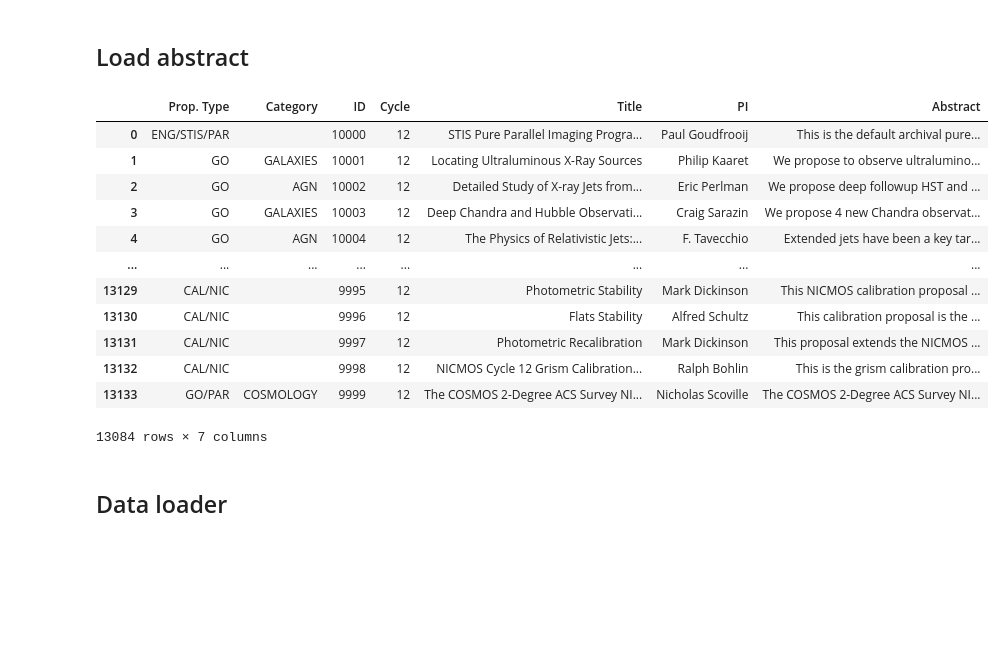
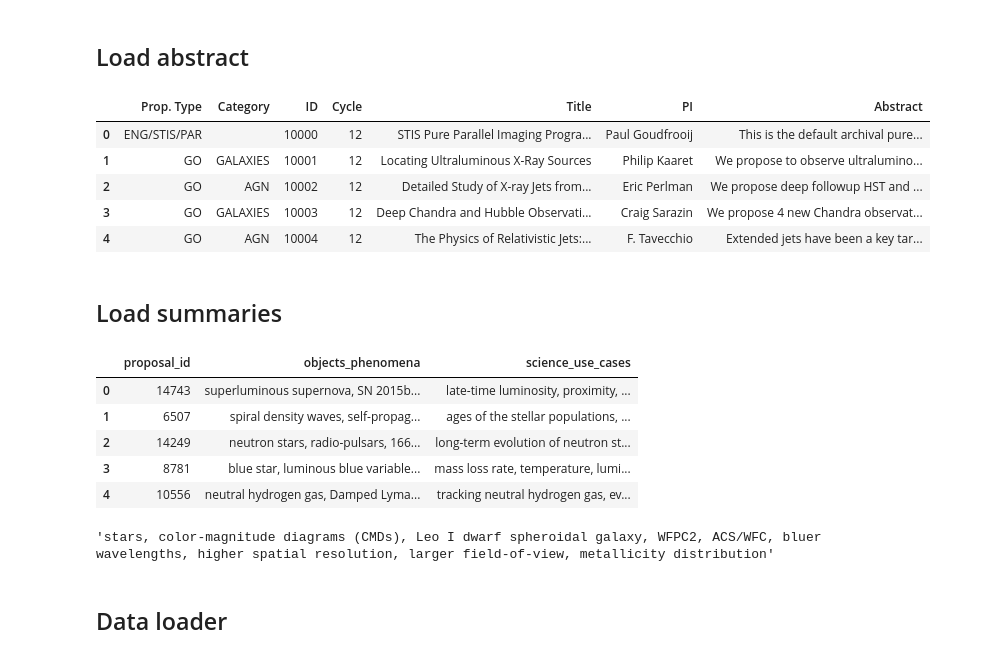
Before and after one commit to smsharma/PAPERCLIP-Hubble, a Jupyter notebook: notebooks/01_create_dataset.ipynb, the cells around one changed output. Cells and saved outputs as stored; diff of their text form; code cells hidden in the pictures; blank space fills up the shorter version.

```diff
--- a/notebooks/01_create_dataset.ipynb
+++ b/notebooks/01_create_dataset.ipynb
@@ -23,21 +23,14 @@ abstracts_df = abstracts_df[abstracts_df['Cycle'] != '']
 abstracts_df['Cycle'] = abstracts_df['Cycle'].astype(int)
 abstracts_df['ID'] = abstracts_df['ID'].astype(int)
 # %%
-abstracts_df
+abstracts_df.head()
 # %% [output]
 |  | Prop. Type | Category | ID | Cycle | Title | PI | Abstract |
 | 0 | ENG/STIS/PAR |  | 10000 | 12 | STIS Pure Parallel Imaging Progra... | Paul Goudfrooij | This is the default archival pure... |
 | 1 | GO | GALAXIES | 10001 | 12 | Locating Ultraluminous X-Ray Sources | Philip Kaaret | We propose to observe ultralumino... |
 | 2 | GO | AGN | 10002 | 12 | Detailed Study of X-ray Jets from... | Eric Perlman | We propose deep followup HST and ... |
 | 3 | GO | GALAXIES | 10003 | 12 | Deep Chandra and Hubble Observati... | Craig Sarazin | We propose 4 new Chandra observat... |
 | 4 | GO | AGN | 10004 | 12 | The Physics of Relativistic Jets:... | F. Tavecchio | Extended jets have been a key tar... |
-| ... | ... | ... | ... | ... | ... | ... | ... |
-| 13129 | CAL/NIC |  | 9995 | 12 | Photometric Stability | Mark Dickinson | This NICMOS calibration proposal ... |
-| 13130 | CAL/NIC |  | 9996 | 12 | Flats Stability | Alfred Schultz | This calibration proposal is the ... |
-| 13131 | CAL/NIC |  | 9997 | 12 | Photometric Recalibration | Mark Dickinson | This proposal extends the NICMOS ... |
-| 13132 | CAL/NIC |  | 9998 | 12 | NICMOS Cycle 12 Grism Calibration... | Ralph Bohlin | This is the grism calibration pro... |
-| 13133 | GO/PAR | COSMOLOGY | 9999 | 12 | The COSMOS 2-Degree ACS Survey NI... | Nicholas Scoville | The COSMOS 2-Degree ACS Survey NI... |
-13084 rows × 7 columns
 # %%
 # Only keep specific Cycles
 
@@ -64,3 +57,5 @@ abstracts_cycle_df = abstracts_df[(abstracts_df['Cycle'] >= cycle_min) & (abstra
 
 # directory_path = '../data/observations_v2/'
 # remove_large_files(directory_path)
+# %% [markdown]
+## Load summaries
@@ -67,2 +66,15 @@ abstracts_cycle_df = abstracts_df[(abstracts_df['Cycle'] >= cycle_min) & (abstra
+# %%
+summaries_df.head()
+# %% [output]
+|  | proposal_id | objects_phenomena | science_use_cases |
+| 0 | 14743 | superluminous supernova, SN 2015b... | late-time luminosity, proximity, ... |
+| 1 | 6507 | spiral density waves, self-propag... | ages of the stellar populations, ... |
+| 2 | 14249 | neutron stars, radio-pulsars, 166... | long-term evolution of neutron st... |
+| 3 | 8781 | blue star, luminous blue variable... | mass loss rate, temperature, lumi... |
+| 4 | 10556 | neutral hydrogen gas, Damped Lyma... | tracking neutral hydrogen gas, ev... |
+# %%
+summaries_df[summaries_df["proposal_id"] == 10520]["objects_phenomena"].values[0]
+# %% [output]
+'stars, color-magnitude diagrams (CMDs), Leo I dwarf spheroidal galaxy, WFPC2, ACS/WFC, bluer wavelengths, higher spatial resolution, larger field-of-view, metallicity distribution'
 # %% [markdown]
 ## Data loader
```
Also changed, not shown: parts of 6 cells of this notebook, 5 other files.
